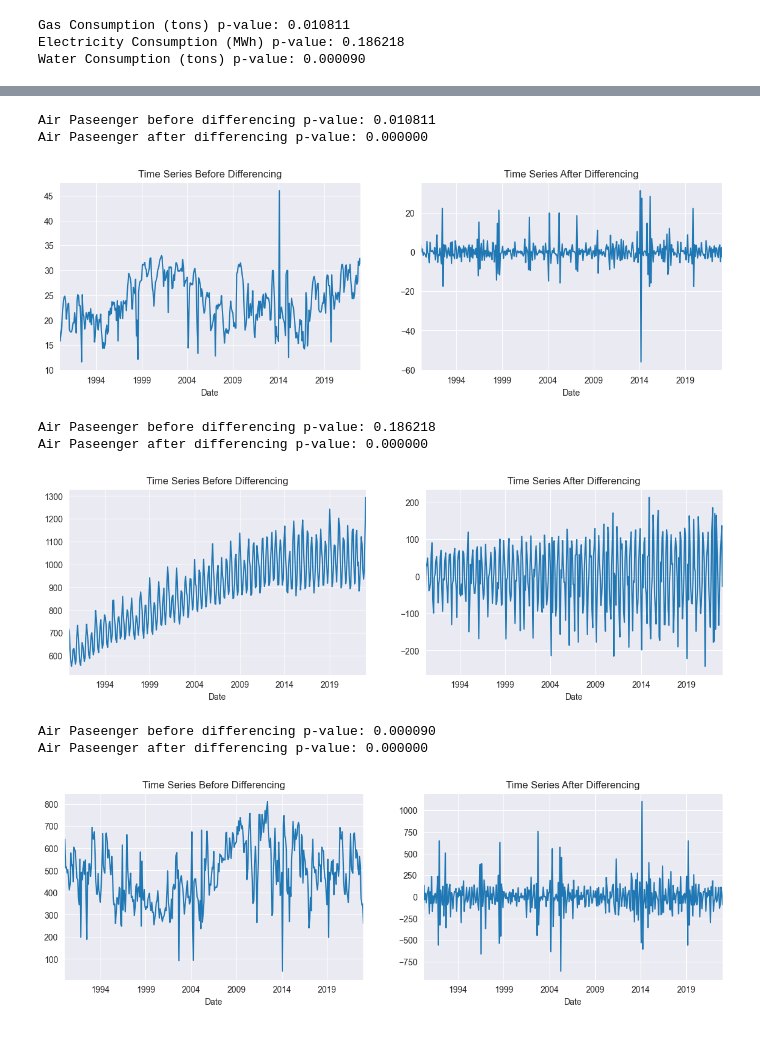
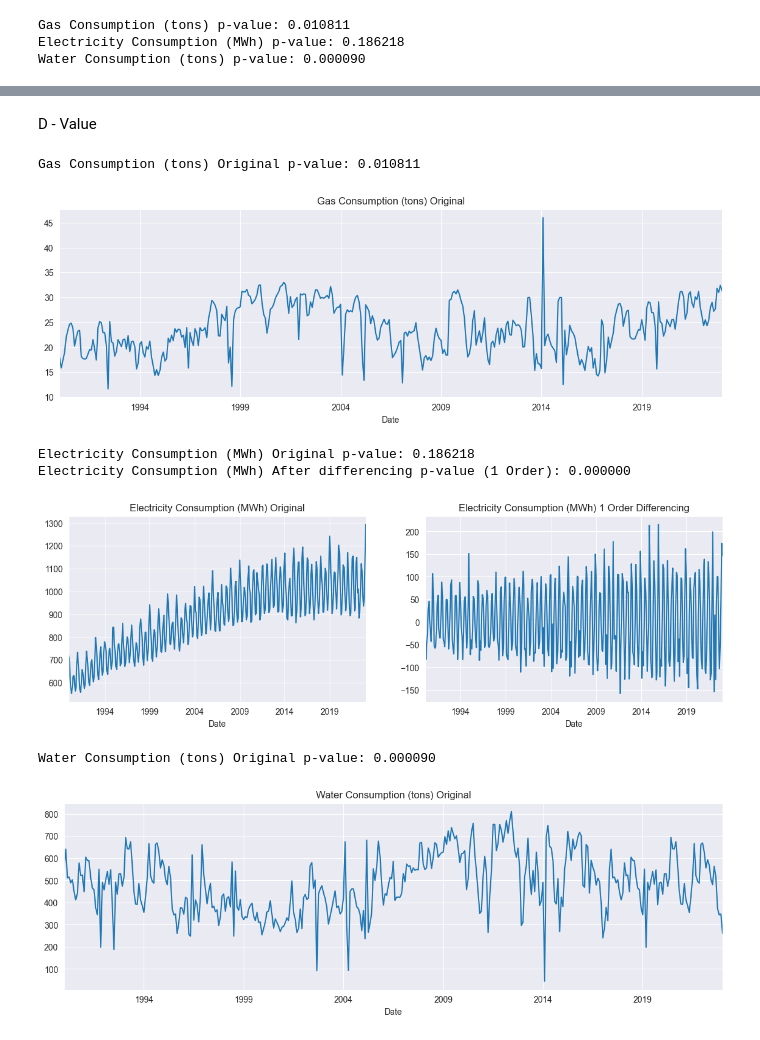
Before and after one commit to lightningsnorlax/AIML, a Jupyter notebook: CA2/Code/timeseries.ipynb, the cells around one changed output, grey strips where cells are left out. Drawn from its saved outputs; the diff is of its cells as text; code cells hidden in the pictures.

```diff
--- a/CA2/Code/timeseries.ipynb
+++ b/CA2/Code/timeseries.ipynb
@@ -156,0 +198,11 @@ display(df)
+# %%
+for i in df.columns:
+    decomp = seasonal_decompose(df[i], model="multiplicative")
+
+    fig = plt.figure(figsize=(20, 10), tight_layout=True)
+
+    print(f"Column: {i}")
+    print(f"Seasonal Decomposition: {len(decomp.seasonal.drop_duplicates())}")
+
+    decomp.plot()
+    plt.show()
@@ -164,7 +299,7 @@ group 1 variance = 24.48, group 2 variance = 23.23
 # %%
-for i, x_temp in enumerate(["Gas Consumption (tons)", "Electricity Consumption (MWh)", "Water Consumption (tons)"]):
-    result = adfuller(df[x_temp])
-    print(x_temp, 'p-value: %f' % result[1])
+for i, y_temp in enumerate(["Gas Consumption (tons)", "Electricity Consumption (MWh)", "Water Consumption (tons)"]):
+    result = adfuller(df[y_temp])
+    print(y_temp, 'p-value: %f' % result[1])
 # %% [output]
 Gas Consumption (tons) p-value: 0.010811
 Electricity Consumption (MWh) p-value: 0.186218
@@ -172,23 +315,40 @@ Water Consumption (tons) p-value: 0.000090
+# %% [markdown]
+D - Value
 # %%
-for i, x_temp in enumerate(["Gas Consumption (tons)", "Electricity Consumption (MWh)", "Water Consumption (tons)"]):
-    df_diff = diff(df[x_temp], k_diff=2)
-    result1 = adfuller(df[x_temp])
-    result2 = adfuller(df_diff)
-    print('Air Paseenger before differencing p-value: %f' % result1[1])
-    print('Air Paseenger after differencing p-value: %f' % result2[1])
-    fig, ax = plt.subplots(1, 2, figsize=(14, 4))
-    df[x_temp].plot(ax=ax[0])
-    df_diff.plot(ax=ax[1])
-    ax[0].set_title('Time Series Before Differencing')
-    ax[1].set_title('Time Series After Differencing')
-    plt.show()
+for i, y_temp in enumerate(["Gas Consumption (tons)", "Electricity Consumption (MWh)", "Water Consumption (tons)"]):
+    result = adfuller(df[y_temp])
+    print(y_temp, 'Original p-value: %f' % result[1])
+
+    count = 0
+    while result[1] >= 0.05:
+        count += 1
+        df_diff = diff(df[y_temp], k_diff=count)
+
+        result = adfuller(df_diff)
+        print(y_temp, f'After differencing p-value ({count} Order): %f' % result[1])
+
+    print()
+
+    if count >= 1:
+        fig, ax = plt.subplots(1, count + 1, figsize=(14, 4))
+        df[y_temp].plot(ax=ax[0])
+        ax[0].set_title(f'{y_temp} Original')
+
+        for j in range(count):
+            df_diff.plot(ax=ax[count])
+            ax[count].set_title(f'{y_temp} {count} Order Differencing')
+        plt.show()
+
+    else:
+        fig = plt.figure(figsize=(14, 4))
+        df[y_temp].plot()
+        plt.title(f'{y_temp} Original')
+        plt.show()
 # %% [output]
-Air Paseenger before differencing p-value: 0.010811
-Air Paseenger after differencing p-value: 0.000000
+Gas Consumption (tons) Original p-value: 0.010811
-[figure, old version]
+[figure, new version]
-Air Paseenger before differencing p-value: 0.186218
-Air Paseenger after differencing p-value: 0.000000
+Electricity Consumption (MWh) Original p-value: 0.186218
+Electricity Consumption (MWh) After differencing p-value (1 Order): 0.000000
-[figure, old version]
+[figure, new version]
-Air Paseenger before differencing p-value: 0.000090
-Air Paseenger after differencing p-value: 0.000000
+Water Consumption (tons) Original p-value: 0.000090
-[figure, old version]
+[figure, new version]
```
Also changed, not shown: parts of 43 cells of this notebook.
